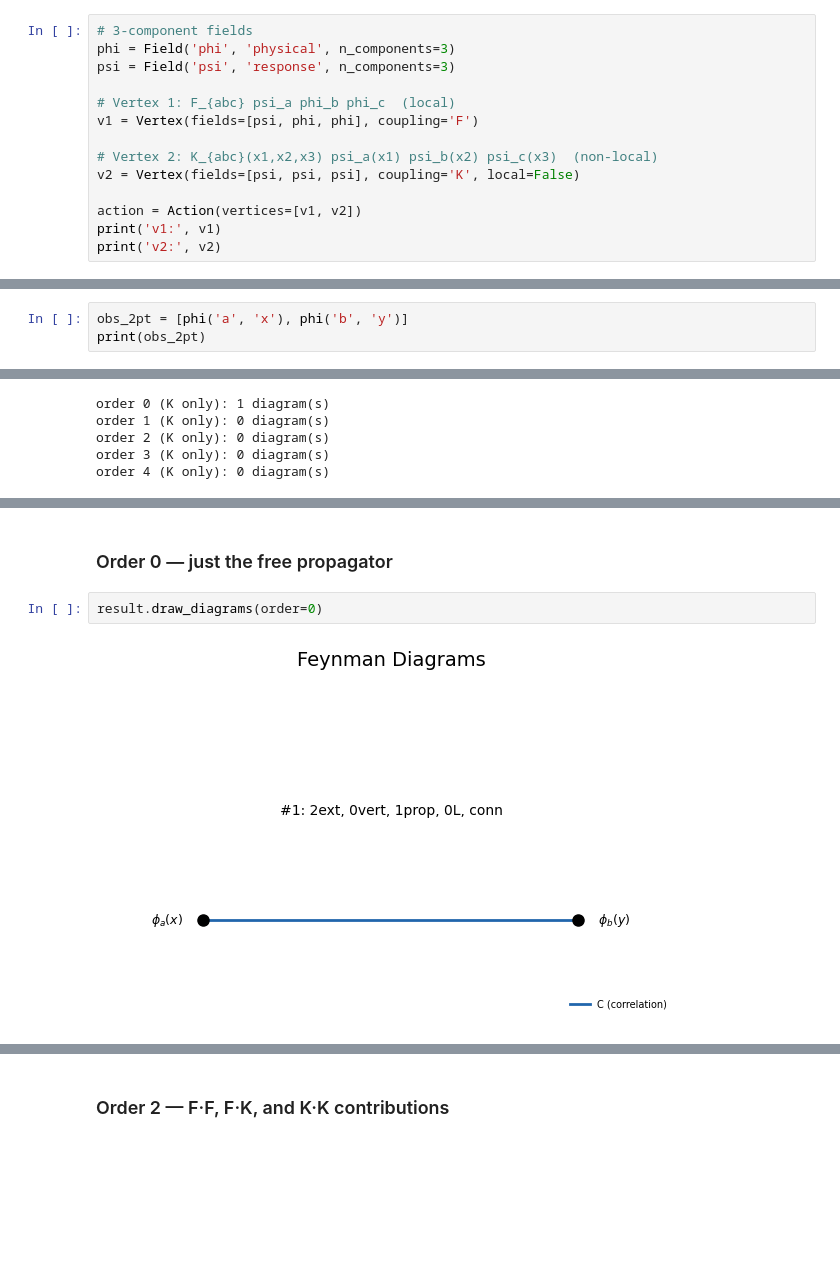
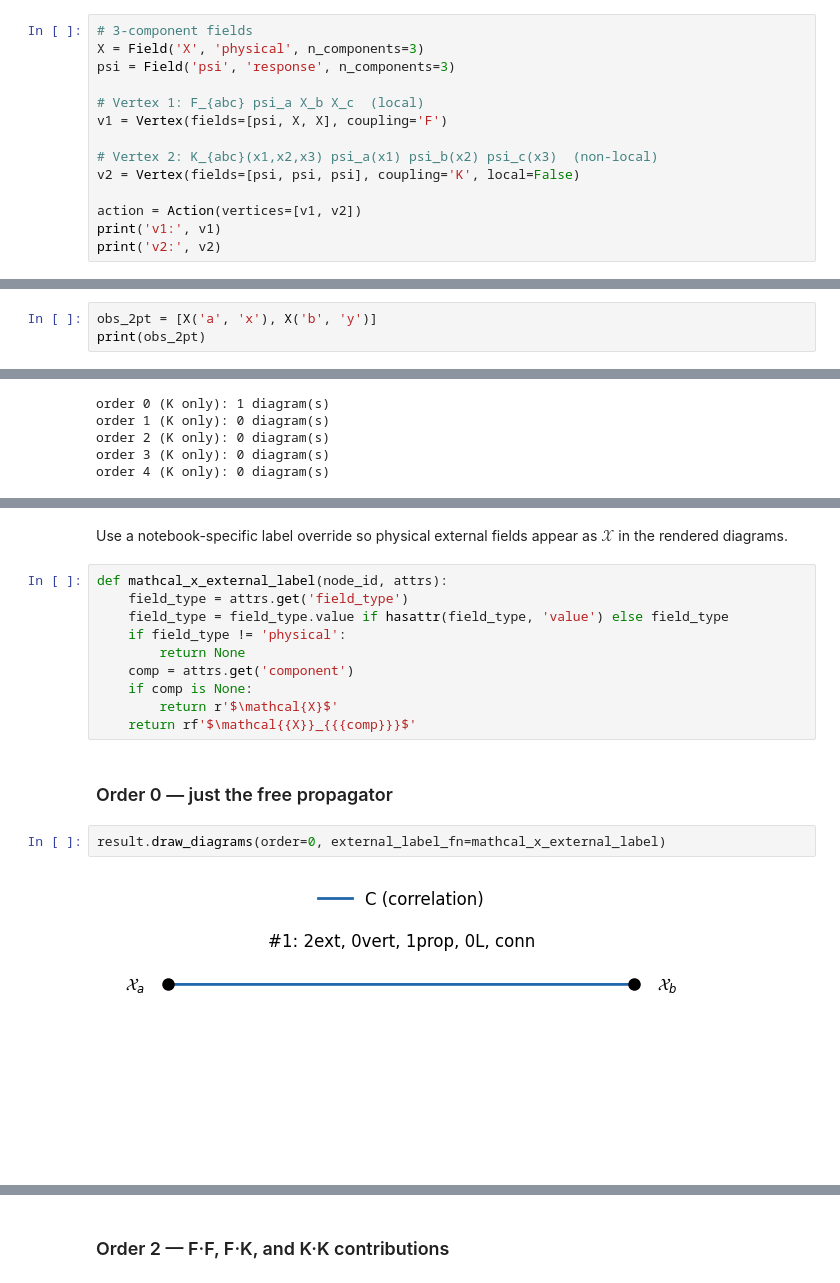
Before and after one commit to StatFieldTheory/sft-wick, a Jupyter notebook: examples/nonlocal_vertex_2pt.ipynb, the cells around one changed output, grey strips where cells are left out. Cells and saved outputs as stored; diff of their text form; blank space fills up the shorter version.

Commit message:
Improve Feynman diagram rendering and notebook example

```diff
--- a/examples/nonlocal_vertex_2pt.ipynb
+++ b/examples/nonlocal_vertex_2pt.ipynb
@@ -31,11 +31,11 @@ from sft_wick import (
 reset_uid_counter()  # reproducible FieldOperator UIDs
 # %%
 # 3-component fields
-phi = Field('phi', 'physical', n_components=3)
+X = Field('X', 'physical', n_components=3)
 psi = Field('psi', 'response', n_components=3)
 
-# Vertex 1: F_{abc} psi_a phi_b phi_c  (local)
-v1 = Vertex(fields=[psi, phi, phi], coupling='F')
+# Vertex 1: F_{abc} psi_a X_b X_c  (local)
+v1 = Vertex(fields=[psi, X, X], coupling='F')
 
 # Vertex 2: K_{abc}(x1,x2,x3) psi_a(x1) psi_b(x2) psi_c(x3)  (non-local)
 v2 = Vertex(fields=[psi, psi, psi], coupling='K', local=False)
@@ -53,6 +53,6 @@ We compute $\langle \phi_a(x)\,\phi_b(y) \rangle$ with
 external component indices `a`, `b` and external spatial points
 `x`, `y` (these will not be summed or integrated).
 # %%
-obs_2pt = [phi('a', 'x'), phi('b', 'y')]
+obs_2pt = [X('a', 'x'), X('b', 'y')]
 print(obs_2pt)
 # %% [output]
@@ -219,6 +219,19 @@ circles are vertices.
-# %% [markdown]
-### Order 0 — just the free propagator
+# %% [markdown]
+Use a notebook-specific label override so physical external fields
+appear as $\mathcal{X}$ in the rendered diagrams.
+# %%
+def mathcal_x_external_label(node_id, attrs):
+    field_type = attrs.get('field_type')
+    field_type = field_type.value if hasattr(field_type, 'value') else field_type
+    if field_type != 'physical':
+        return None
+    comp = attrs.get('component')
+    if comp is None:
+        return r'$\mathcal{X}$'
+    return rf'$\mathcal{{X}}_{{{comp}}}$'
+# %% [markdown]
+### Order 0 — just the free propagator
 # %%
-result.draw_diagrams(order=0)
+result.draw_diagrams(order=0, external_label_fn=mathcal_x_external_label)
 # %% [output]
-[figure, old version]
+[figure, new version]
```
Also changed, not shown: parts of 19 cells of this notebook, 7 other files.
